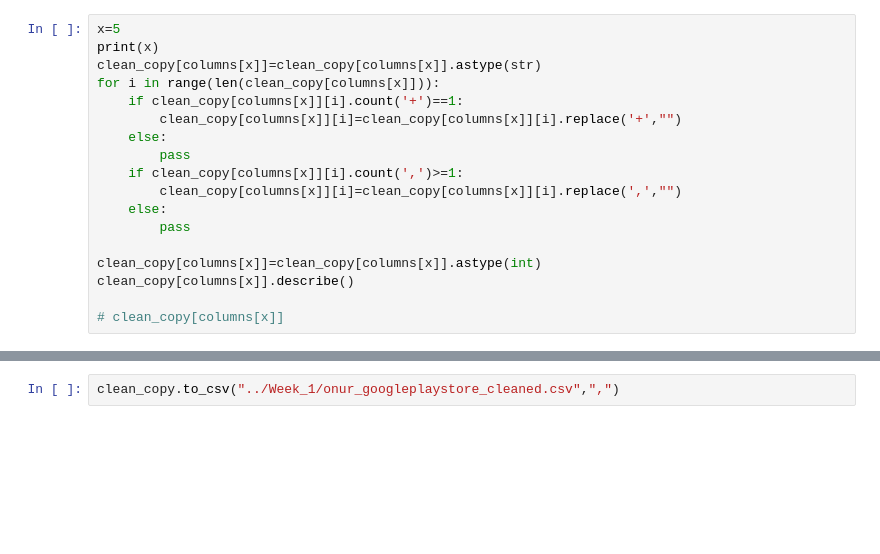
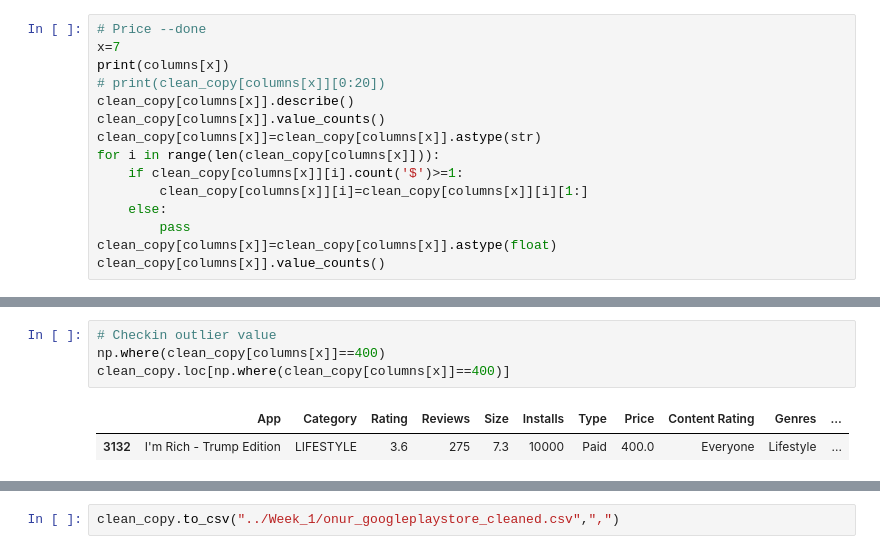
Before and after one commit to onurer87/data-5---team-4, a Jupyter notebook: Stage_2/Week_1/week_1_onur.ipynb, the cells around one changed output, grey strips where cells are left out. Saved outputs shown, nothing was run; the diff lists cells and outputs as text; blank space fills up the shorter version.

```diff
--- a/Stage_2/Week_1/week_1_onur.ipynb
+++ b/Stage_2/Week_1/week_1_onur.ipynb
@@ -184,18 +292,15 @@ clean_copy.loc[4465]
 # %%
-x=5
-print(x)
+# Price --done
+x=7
+print(columns[x])
+# print(clean_copy[columns[x]][0:20])
+clean_copy[columns[x]].describe()
+clean_copy[columns[x]].value_counts()
 clean_copy[columns[x]]=clean_copy[columns[x]].astype(str)
 for i in range(len(clean_copy[columns[x]])):
-    if clean_copy[columns[x]][i].count('+')==1:
-        clean_copy[columns[x]][i]=clean_copy[columns[x]][i].replace('+',"")
+    if clean_copy[columns[x]][i].count('$')>=1:
+        clean_copy[columns[x]][i]=clean_copy[columns[x]][i][1:]
     else:
         pass
-    if clean_copy[columns[x]][i].count(',')>=1:
-        clean_copy[columns[x]][i]=clean_copy[columns[x]][i].replace(',',"")
-    else:
-        pass
-
-clean_copy[columns[x]]=clean_copy[columns[x]].astype(int)
-clean_copy[columns[x]].describe()
-
-# clean_copy[columns[x]]
+clean_copy[columns[x]]=clean_copy[columns[x]].astype(float)
+clean_copy[columns[x]].value_counts()
@@ -202 +325,8 @@ clean_copy[columns[x]].describe()
+# %%
+# Checkin outlier value
+np.where(clean_copy[columns[x]]==400)
+clean_copy.loc[np.where(clean_copy[columns[x]]==400)]
+# %% [output]
+|  | App | Category | Rating | Reviews | Size | Installs | Type | Price | Content Rating | Genres | ... |
+| 3132 | I'm Rich - Trump Edition | LIFESTYLE | 3.6 | 275 | 7.3 | 10000 | Paid | 400.0 | Everyone | Lifestyle | ... |
 # %%
```
Also changed, not shown: parts of 39 cells of this notebook, 2 other files.
